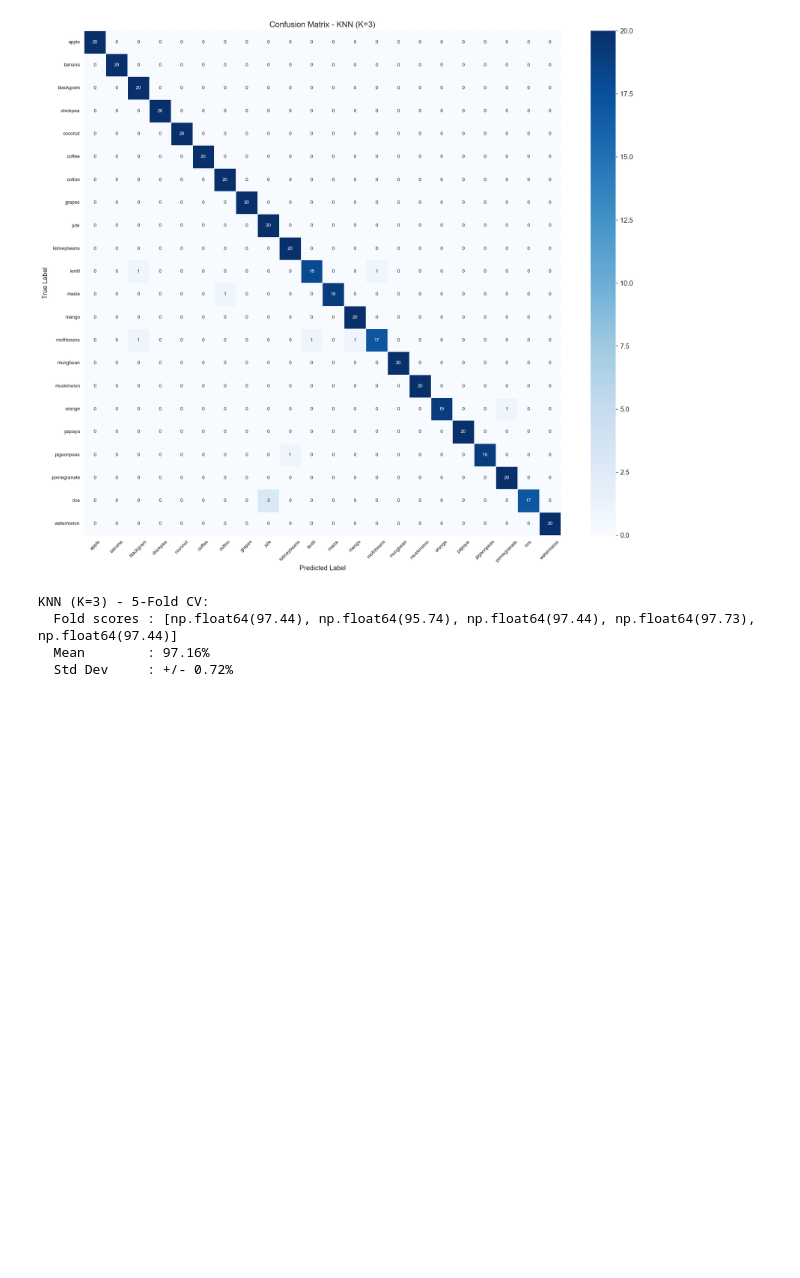
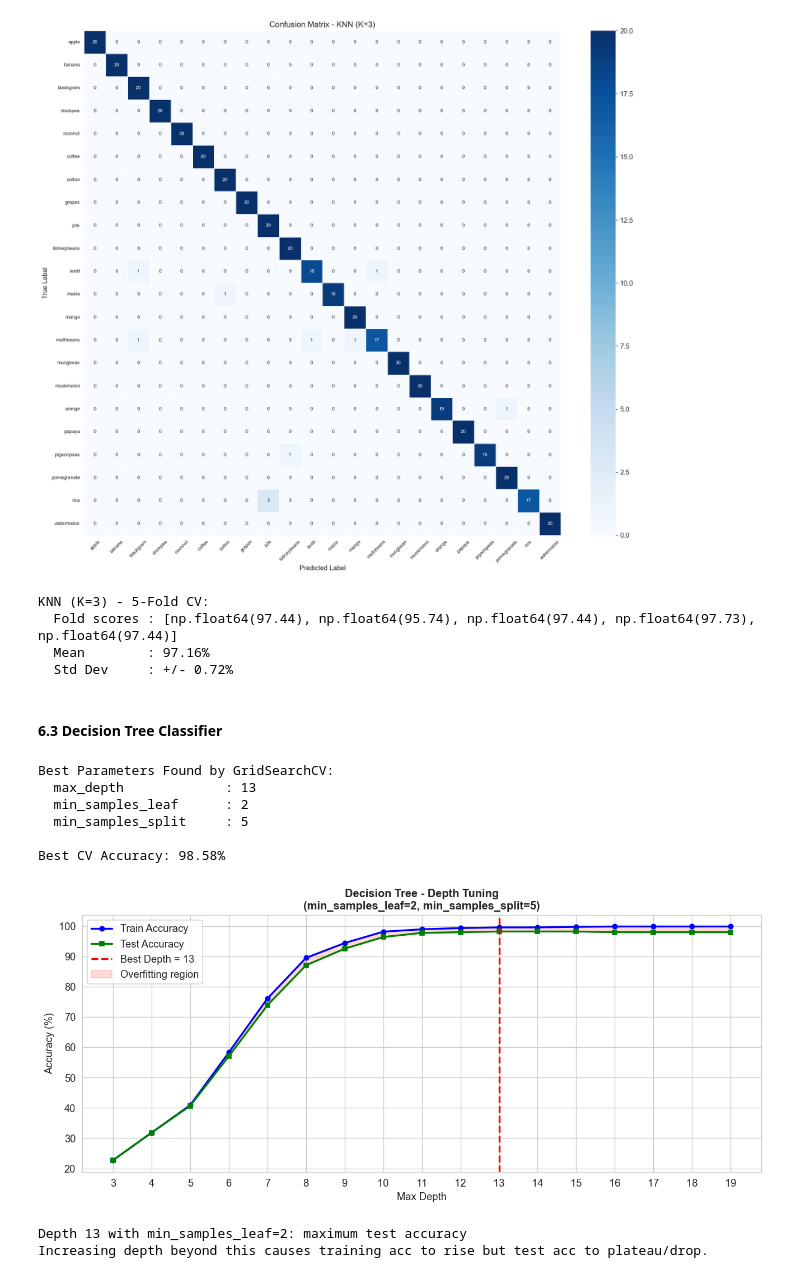
Before and after one commit to mriyazashliya03/Crop-Recommendation-System-using-ML, a Jupyter notebook: model_building.ipynb, the cells around one changed output. Cells and saved outputs as stored; diff of their text form; code cells hidden in the pictures; blank space fills up the shorter version.

Commit message:
Trained the 3rd Model i.e. Decision Tree Classifier

```diff
--- a/model_building.ipynb
+++ b/model_building.ipynb
@@ -382,3 +382,75 @@ KNN (K=3) - 5-Fold CV:
   Fold scores : [np.float64(97.44), np.float64(95.74), np.float64(97.44), np.float64(97.73), np.float64(97.44)]
   Mean        : 97.16%
   Std Dev     : +/- 0.72%
+# %% [markdown]
+#### 6.3 Decision Tree Classifier
+# %%
+# GridSearchCV for joint depth + leaf size tuning
+param_grid = {
+    'max_depth'       : [5, 7, 9, 11, 13, 15],
+    'min_samples_leaf': [2, 4, 6, 8],
+    'min_samples_split': [5, 10]
+}
+
+dt_base = DecisionTreeClassifier(random_state=42)
+grid_cv = GridSearchCV(
+    dt_base, param_grid,
+    cv=StratifiedKFold(n_splits=5, shuffle=True, random_state=42),
+    scoring='accuracy', n_jobs=-1, verbose=0
+)
+grid_cv.fit(X_train, y_train)
+
+best_params = grid_cv.best_params_
+print(f'Best Parameters Found by GridSearchCV:')
+for k, v in best_params.items():
+    print(f'  {k:22s}: {v}')
+print(f'\nBest CV Accuracy: {grid_cv.best_score_*100:.2f}%')
+# %% [output]
+Best Parameters Found by GridSearchCV:
+  max_depth             : 13
+  min_samples_leaf      : 2
+  min_samples_split     : 5
+
+Best CV Accuracy: 98.58%
+# %%
+# Visualize how depth affects train vs test accuracy (with fixed leaf=best)
+best_leaf  = best_params['min_samples_leaf']
+best_split = best_params['min_samples_split']
+best_depth = best_params['max_depth']
+
+depth_range = range(3, 20)
+dt_tr, dt_te = [], []
+for d in depth_range:
+    dt_tmp = DecisionTreeClassifier(max_depth=d, min_samples_leaf=best_leaf,
+                                     min_samples_split=best_split, random_state=42)
+    dt_tmp.fit(X_train, y_train)
+    dt_tr.append(accuracy_score(y_train, dt_tmp.predict(X_train)))
+    dt_te.append(accuracy_score(y_test,  dt_tmp.predict(X_test)))
+
+fig, ax = plt.subplots(figsize=(11, 5))
+ax.plot(depth_range, [s*100 for s in dt_tr], 'b-o', markersize=5,
+        label='Train Accuracy', linewidth=2)
+ax.plot(depth_range, [s*100 for s in dt_te], 'g-s', markersize=5,
+        label='Test Accuracy', linewidth=2)
+ax.axvline(best_depth, color='red', linestyle='--', linewidth=2,
+           label=f'Best Depth = {best_depth}')
+ax.fill_between(depth_range,
+                [tr*100 for tr in dt_tr], [te*100 for te in dt_te],
+                alpha=0.15, color='red', label='Overfitting region')
+ax.set_xlabel('Max Depth')
+ax.set_ylabel('Accuracy (%)')
+ax.set_title(f'Decision Tree - Depth Tuning\n'
+             f'(min_samples_leaf={best_leaf}, min_samples_split={best_split})',
+             fontsize=12, fontweight='bold')
+ax.legend()
+ax.set_xticks(list(depth_range))
+plt.tight_layout()
+plt.savefig('dt_depth_tuning.png', bbox_inches='tight')
+plt.show()
+
+print(f'Depth {best_depth} with min_samples_leaf={best_leaf}: maximum test accuracy')
+print(f'Increasing depth beyond this causes training acc to rise but test acc to plateau/drop.')
+# %% [output]
+[figure, added]
+Depth 13 with min_samples_leaf=2: maximum test accuracy
+Increasing depth beyond this causes training acc to rise but test acc to plateau/drop.
```
Also changed, not shown: parts of 4 cells of this notebook.
